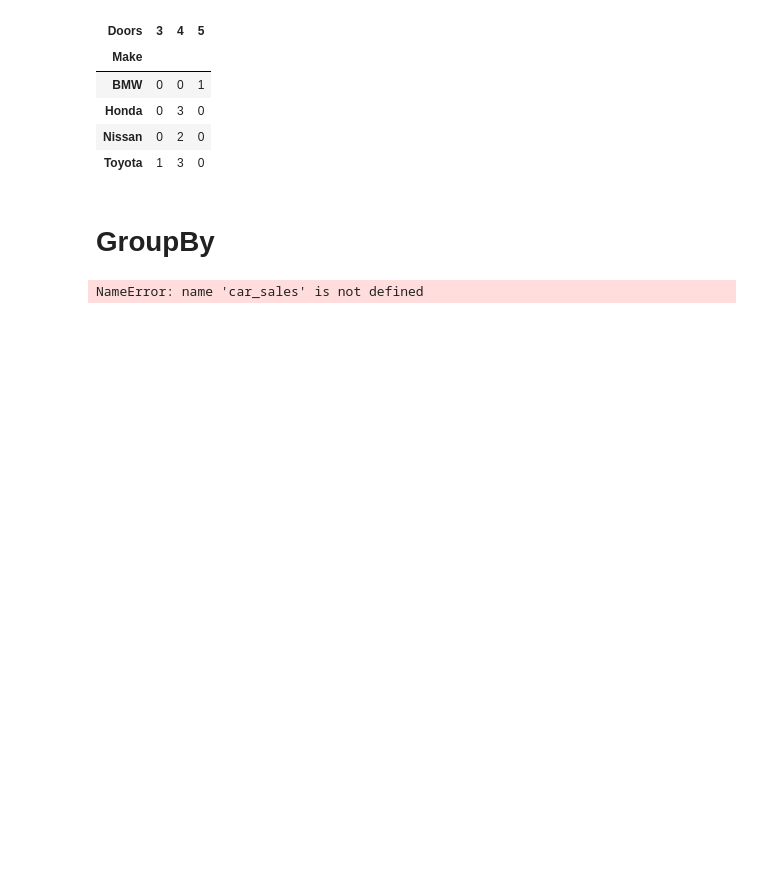
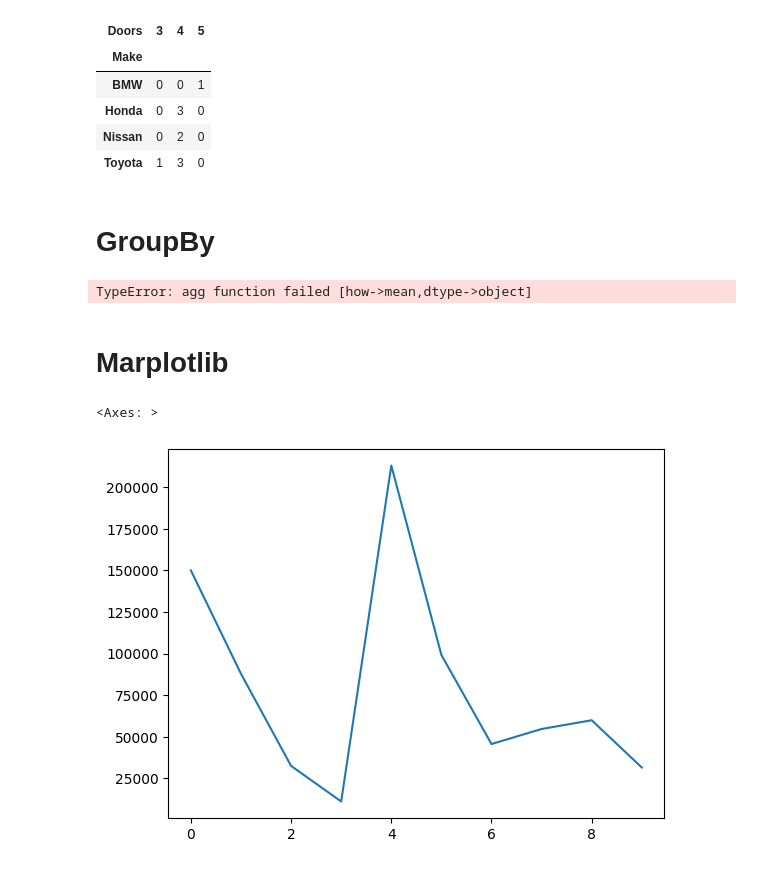
Before and after one commit to Shailsharma2604/code_sem4, a Jupyter notebook: practice/M.L/1.ipynb, the cells around one changed output. Cells and saved outputs as stored; diff of their text form; code cells hidden in the pictures; blank space fills up the shorter version.

```diff
--- a/practice/M.L/1.ipynb
+++ b/practice/M.L/1.ipynb
@@ -325,6 +325,8 @@ pd.crosstab(car_sales["Make"],car_sales["Doors"])
 # %% [markdown]
 # GroupBy
 # %%
-car_sales.groupby(["Price"]).mean()
+car_sales.groupby(["Make"]).mean()
 # %% [output]
-NameError: name 'car_sales' is not defined
+TypeError: agg function failed [how->mean,dtype->object]
+# %% [markdown]
+# Marplotlib
@@ -330,0 +336,5 @@ NameError: name 'car_sales' is not defined
+# %%
+car_sales["Odometer (KM)"].plot()
+# %% [output]
+<Axes: >
+[figure, added]
```
Also changed, not shown: parts of 14 cells of this notebook, 1 other file.
